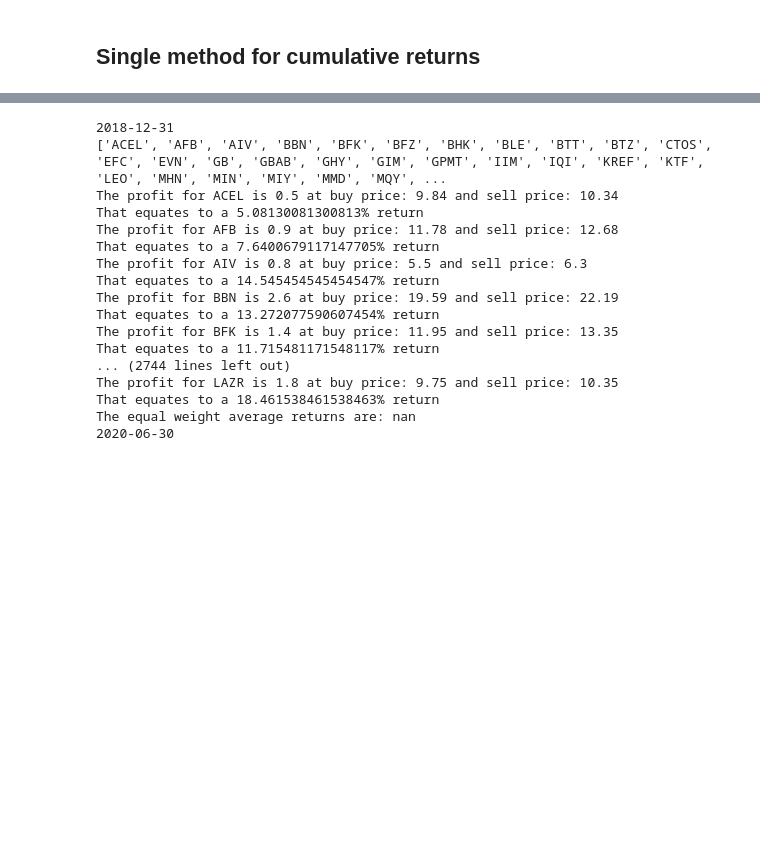
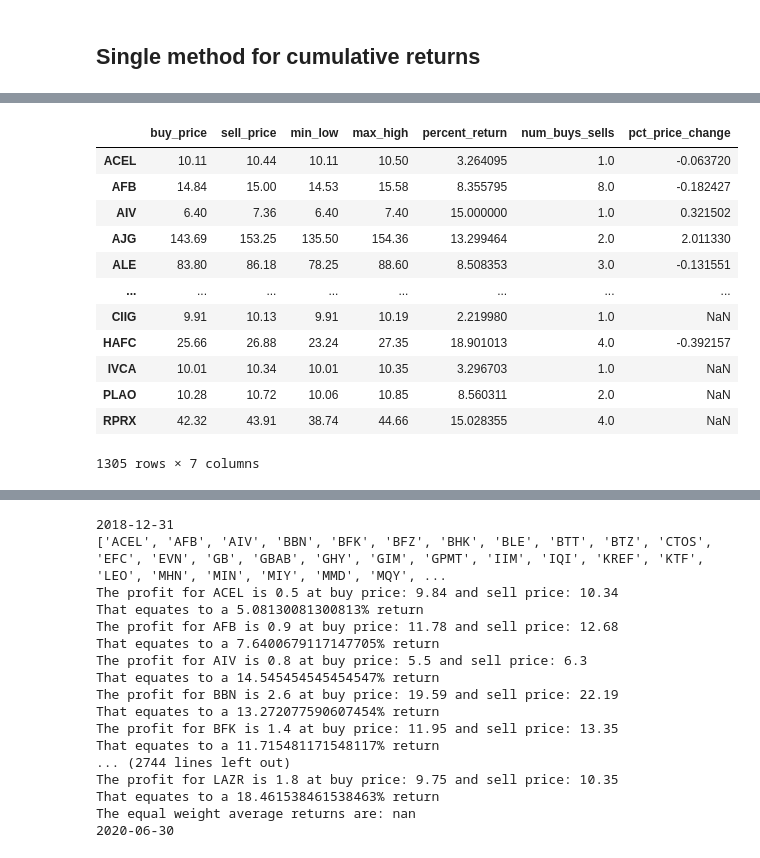
Before and after one commit to kaigg96/The-Advantage-of-Being-Small-A-Model-for-Individual-Investors, a Jupyter notebook: Main.ipynb, the cells around one changed output, grey strips where cells are left out. Saved outputs shown, nothing was run; the diff lists cells and outputs as text; code cells hidden in the pictures; blank space fills up the shorter version.

```diff
--- a/Main.ipynb
+++ b/Main.ipynb
@@ -169,9 +168,7 @@ small_mid_price_data = pd.concat([small_cap_price_data, mid_cap_price_data], axi
 
 The first function needs to filter stocks to keep only those with minimal variability. It does so by ensuring the price stays within a specified range of the mean within the given window.
 # %%
-model_start_date = datetime.date(2019,3,1)
-
-def min_var_filter(price_data, var=0.1, model_start_date=model_start_date, period=200):
+def min_var_filter(price_data, model_start_date, var=0.1, period=200):
 
     """
     Return dict of {tickers:price adjusted stdev} for stocks whose price stays within var% of of the mean price
@@ -186,7 +183,7 @@ def min_var_filter(price_data, var=0.1, model_start_date=model_start_date, perio
     end_date = str(model_start_date)
 
     # retrieve data and drop nan
-    stock_data = price_data.loc[start_date:end_date]
+    stock_data = closing_price_data.loc[start_date:end_date]
     nan_cols = stock_data.columns[stock_data.iloc[0].isna()]
     stock_data = stock_data.drop(columns=nan_cols)
 
@@ -213,8 +210,7 @@ def min_var_filter(price_data, var=0.1, model_start_date=model_start_date, perio
             pv = -1
         else:
             closing_std_dev = np.std(closing_price_data)
-            variability = closing_std_dev / avg_close #price adjusted deviation
-            pv = variability
+            pv = closing_std_dev / avg_close #price adjusted deviation
 
         return (ticker, pv)
 
@@ -396,7 +410,8 @@ print(model_start_date)
 # %%
+#old version before ML
 test_dates = pd.period_range(start='2018-12-31', end='2022-12-31', freq='Q').strftime('%Y-%m-%d').tolist()
 
-def list_of_returns_calc(price_data, dates, back_days, front_days):
+def list_of_returns_calc(price_data, var, dates, back_days, front_days):
 
     rets = []
 
@@ -405,7 +420,7 @@ def list_of_returns_calc(price_data, dates, back_days, front_days):
         model_start_date = datetime.date(extracted_date.year, extracted_date.month, extracted_date.day)
         print(model_start_date)
 
-        var_dict = min_var_filter(price_data, var=0.1, model_start_date=model_start_date, period=back_days)
+        var_dict = min_var_filter(price_data, var=var, model_start_date=model_start_date, period=back_days)
         ticker_list = list(var_dict.keys())
         print(ticker_list)
 
@@ -419,32 +434,6 @@ def list_of_returns_calc(price_data, dates, back_days, front_days):
 
     print(rets)
     return rets
-# %%
-test_dates = pd.period_range(start='2018-12-31', end='2022-12-31', freq='Q').strftime('%Y-%m-%d').tolist()
-
-def list_of_returns_calc(price_data, var, dates, back_days, front_days):
-
-    rets = []
-
-    for date in dates:
-        extracted_date = datetime.datetime.strptime(date, '%Y-%m-%d')
-        model_start_date = datetime.date(extracted_date.year, extracted_date.month, extracted_date.day)
-        print(model_start_date)
-
-        var_dict = min_var_filter(price_data, var=var, model_start_date=model_start_date, period=back_days)
-        ticker_list = list(var_dict.keys())
-        print(ticker_list)
-
-        start_date = str(model_start_date - datetime.timedelta(back_days))
-        end_date = str(model_start_date)
-        back_returns = back_calculate_returns(ticker_list, start_date, end_date)
-
-        start_date = str(model_start_date)
-        end_date = str(model_start_date + datetime.timedelta(front_days) )
-        rets.append(front_calculate_returns(back_returns, start_date, end_date))
-
-    print(rets)
-    return rets
 # %%
 import math
 def cum_ret(list_of_list_of_rets):
@@ -560,0 +451,2 @@ def back_calculate_returns(list_of_stocks, start_date, end_date):
+# %%
+var_df, back_df, fwd_df = list_of_returns_calc(small_cap_price_data, 0.075, test_dates, 150, 90)
@@ -560,0 +488,17 @@ def back_calculate_returns(list_of_stocks, start_date, end_date):
+# %%
+back_df = pd.DataFrame(back_df).T
+back_df.head()
+# %% [output]
+|  | buy_price | sell_price | min_low | max_high | percent_return | num_buys_sells | pct_price_change |
+| ACEL | 10.11 | 10.44 | 10.11 | 10.50 | 3.264095 | 1.0 | -0.063720 |
+| AFB | 14.84 | 15.00 | 14.53 | 15.58 | 8.355795 | 8.0 | -0.182427 |
+| AIV | 6.40 | 7.36 | 6.40 | 7.40 | 15.000000 | 1.0 | 0.321502 |
+| AJG | 143.69 | 153.25 | 135.50 | 154.36 | 13.299464 | 2.0 | 2.011330 |
+| ALE | 83.80 | 86.18 | 78.25 | 88.60 | 8.508353 | 3.0 | -0.131551 |
+| ... | ... | ... | ... | ... | ... | ... | ... |
+| CIIG | 9.91 | 10.13 | 9.91 | 10.19 | 2.219980 | 1.0 | NaN |
+| HAFC | 25.66 | 26.88 | 23.24 | 27.35 | 18.901013 | 4.0 | -0.392157 |
+| IVCA | 10.01 | 10.34 | 10.01 | 10.35 | 3.296703 | 1.0 | NaN |
+| PLAO | 10.28 | 10.72 | 10.06 | 10.85 | 8.560311 | 2.0 | NaN |
+| RPRX | 42.32 | 43.91 | 38.74 | 44.66 | 15.028355 | 4.0 | NaN |
+1305 rows × 7 columns
```
Also changed, not shown: parts of 39 cells of this notebook.
